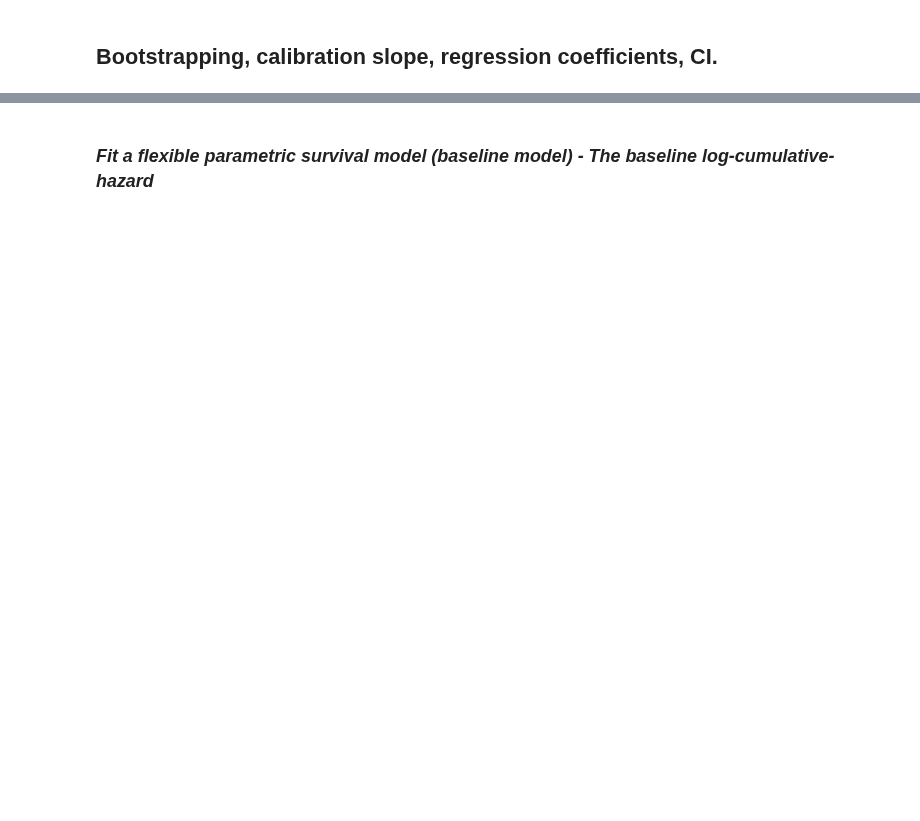
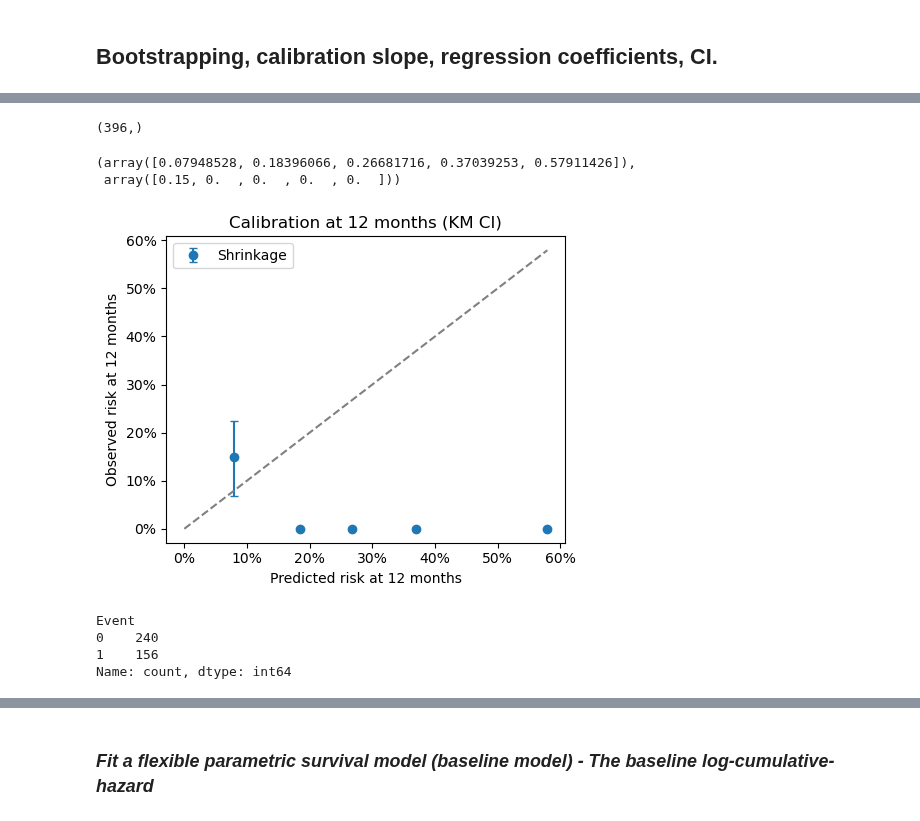
Before and after one commit to Uzoemeka/All_ALS_Data, a Jupyter notebook: 07.1_flexible_parametric_model_script_val_functionized.ipynb, the cells around one changed output, grey strips where cells are left out. Saved outputs shown, nothing was run; the diff lists cells and outputs as text; code cells hidden in the pictures; blank space fills up the shorter version.

```diff
--- a/07.1_flexible_parametric_model_script_val_functionized.ipynb
+++ b/07.1_flexible_parametric_model_script_val_functionized.ipynb
@@ -423,6 +633,14 @@ Index(['subject_id', 'Event', 'Vital_capacity', 'Age', 'Diagnostic_Delay',
       dtype='object')
 # %%
 cols = ['Onset_site_Limb', 'Sex_Male', 'Study_Arm_Placebo']
+
+# Convert one-hot encoded columns to int
+for col in cols:
+    lical_onehot[col] = lical_onehot[col].astype(int)
+
+# Convert one-hot encoded columns to int
+for col in cols:
+    miro_onehot[col] = miro_onehot[col].astype(int)
 
 # Convert one-hot encoded columns to int
 for col in cols:
@@ -1210,0 +2159,10 @@ surv_new = ro.r['predict'](
+# %%
+# Shrinkage + baseline recalibration
+risk_recal = 1 - recalibrated_survival(S_shrunk, baseline_factor)
+risk_recal.shape
+
+# # Observed risk at 24 months (KM)
+# p_obs_24m = 1 - km_surv_at_t0(r_df, t0_months)
+# p_obs_24m
+# %% [output]
+(396,)
@@ -1210,0 +2202,16 @@ surv_new = ro.r['predict'](
+# %%
+# Rebuild the calibration plot
+# ORIGINAL
+n_bins = 5
+pred_o, obs_o = observed_risk_by_bin(r_df, risk_orig, t0_months, n_bins)
+
+# SHRINKAGE
+pred_s, obs_s = observed_risk_by_bin(r_df, risk_shrunk, t0_months, n_bins)
+
+# SHRINKAGE + BASELINE
+pred_r, obs_r = observed_risk_by_bin(r_df, risk_recal, t0_months, n_bins)
+# %%
+pred_o, obs_o
+# %% [output]
+(array([0.07948528, 0.18396066, 0.26681716, 0.37039253, 0.57911426]),
+ array([0.15, 0.  , 0.  , 0.  , 0.  ]))
@@ -1210,0 +2259,43 @@ surv_new = ro.r['predict'](
+# %%
+import matplotlib.pyplot as plt
+
+def plot_calibration_with_ci(x, y, lo, hi, label):
+    yerr = np.vstack([y - lo, hi - y])  # asymmetric errors
+    plt.errorbar(x, y, yerr=yerr, fmt="o", capsize=3, label=label)
+
+plt.figure(figsize=(5,4))
+
+# # ORIGINAL
+# x_o, y_o, lo_o, hi_o, n_o = calibration_by_bin_with_ci(r_df, risk_orig, t0_months, n_bins=n_bins)
+# plot_calibration_with_ci(x_o, y_o, lo_o, hi_o, "Original")
+
+# SHRINKAGE
+x_s, y_s, lo_s, hi_s, n_s = calibration_by_bin_with_ci(r_df, risk_shrunk, t0_months, n_bins=n_bins)
+plot_calibration_with_ci(x_s, y_s, lo_s, hi_s, "Shrinkage")
+
+# SHRINKAGE + BASELINE
+# x_r, y_r, lo_r, hi_r, n_r = calibration_by_bin_with_ci(r_df, risk_recal, t0_months, n_bins=n_bins)
+# plot_calibration_with_ci(x_r, y_r, lo_r, hi_r, "Shrinkage + baseline")
+
+maxv = max(np.nanmax(x_s), np.nanmax(y_s))
+plt.plot([0, maxv], [0, maxv], "--", color="grey")
+
+plt.xlabel(f"Predicted risk at {t0_months} months")
+plt.ylabel(f"Observed risk at {t0_months} months")
+plt.title(f"Calibration at {t0_months} months (KM CI)")
+# plt.xlim(0, 0.05)
+# plt.ylim(0, 0.05)
+plt.gca().xaxis.set_major_formatter(lambda x, pos: f"{100*x:.0f}%")
+plt.gca().yaxis.set_major_formatter(lambda y, pos: f"{100*y:.0f}%")
+plt.legend()
+plt.tight_layout()
+plt.show()
+# %% [output]
+[figure, added]
+# %%
+dat_set.Event.value_counts()
+# %% [output]
+Event
+0    240
+1    156
+Name: count, dtype: int64
```
Also changed, not shown: parts of 74 cells of this notebook, 1 other file.
